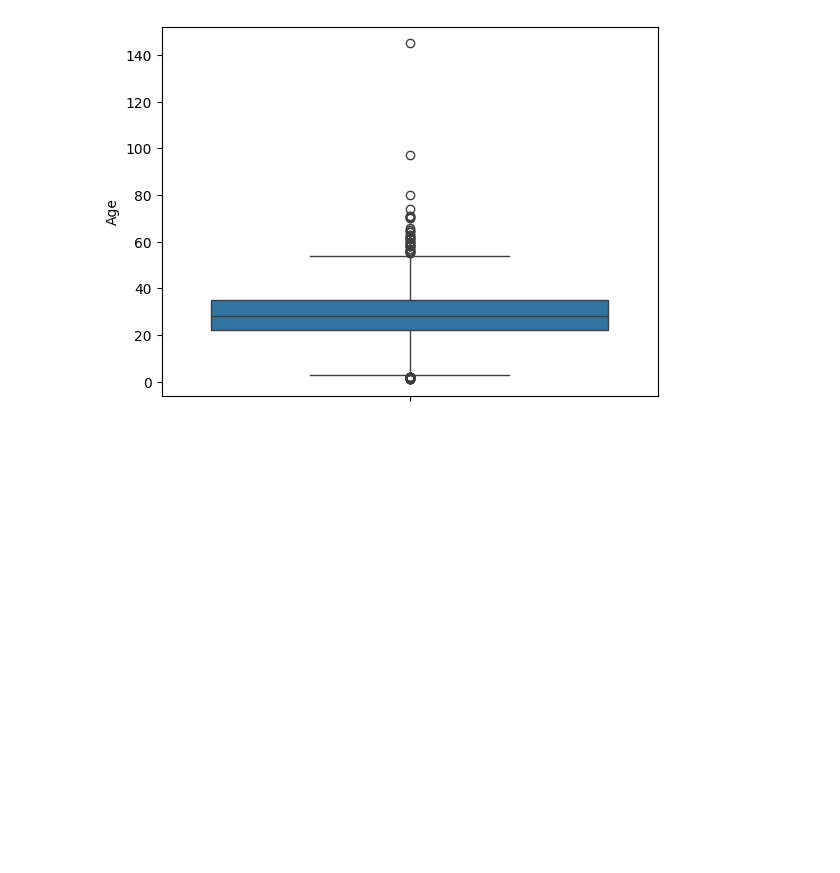
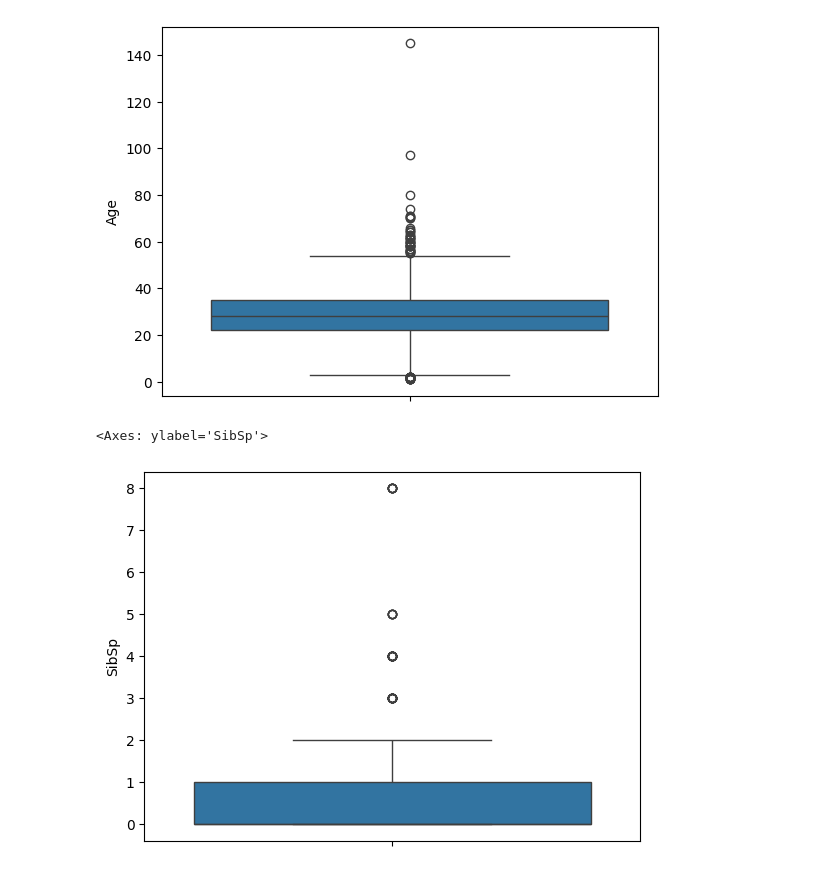
Before and after one commit to gyjong/workplace, a Jupyter notebook: quest_0119/0119_quest.ipynb, the cells around one changed output. Cells and saved outputs as stored; diff of their text form; code cells hidden in the pictures; blank space fills up the shorter version.

```diff
--- a/quest_0119/0119_quest.ipynb
+++ b/quest_0119/0119_quest.ipynb
@@ -340,3 +340,8 @@ sns.boxplot(data['Age'])
 # %% [output]
 <Axes: ylabel='Age'>
 [figure]
+# %%
+sns.boxplot(data['SibSp'])
+# %% [output]
+<Axes: ylabel='SibSp'>
+[figure, added]
```
Also changed, not shown: parts of 30 cells of this notebook, 1 other file.
